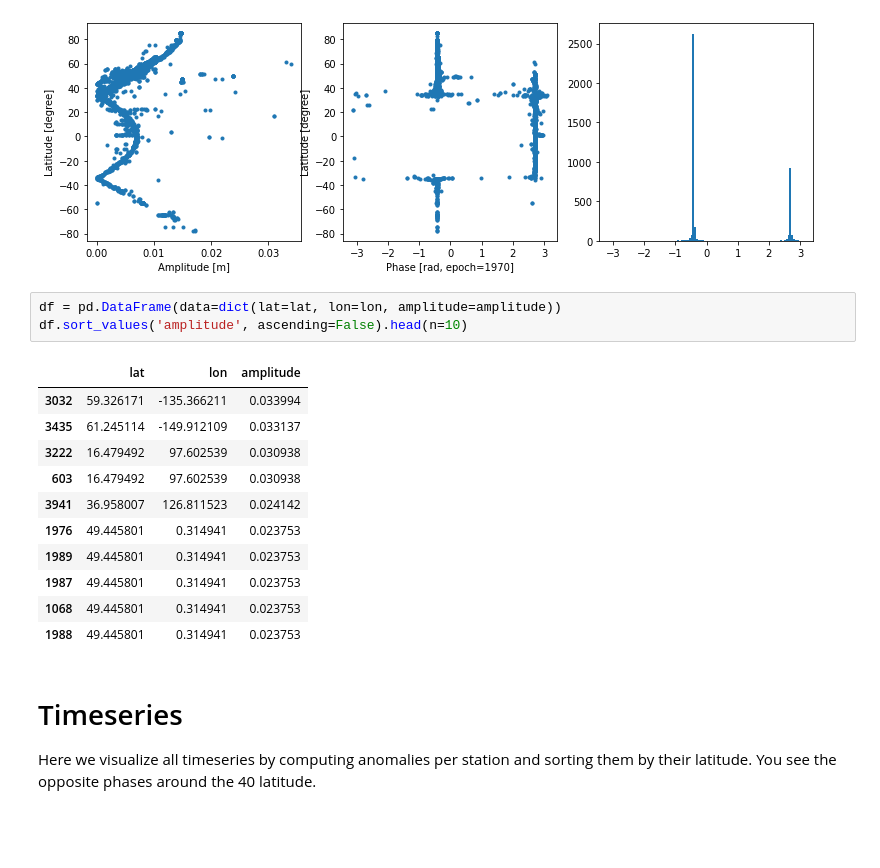
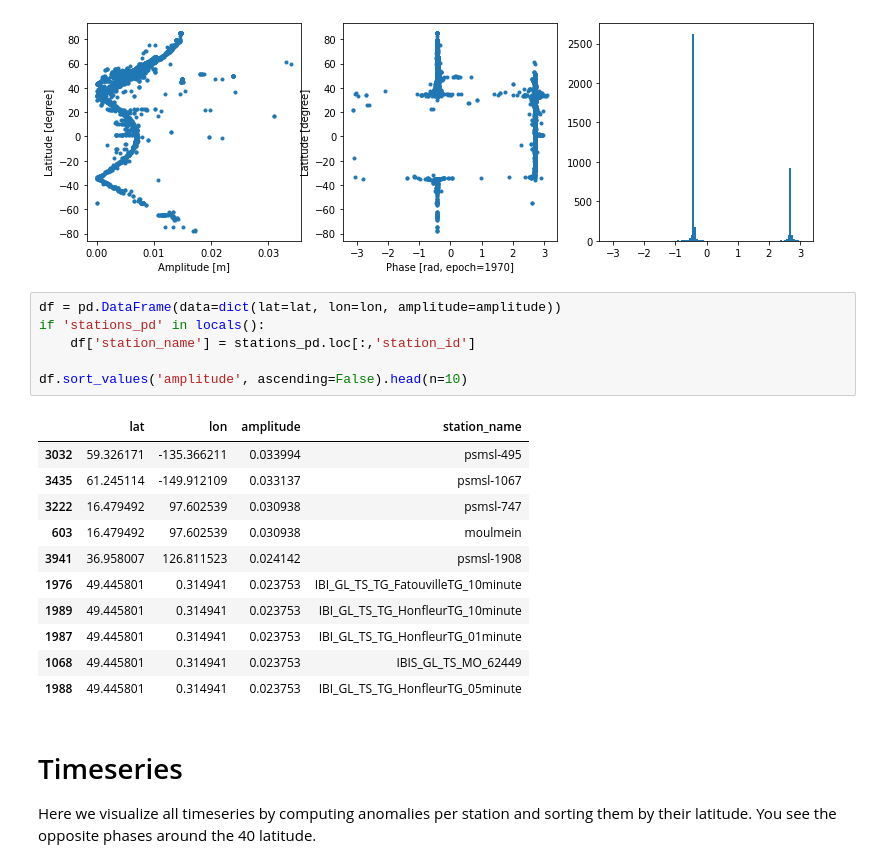
Before and after one commit to openearth/sealevel, a Jupyter notebook: notebooks/analysis/gtsm/nodal tide.ipynb, the cells around one changed output. Saved outputs shown, nothing was run; the diff lists cells and outputs as text; blank space fills up the shorter version.

```diff
--- a/notebooks/analysis/gtsm/nodal tide.ipynb
+++ b/notebooks/analysis/gtsm/nodal tide.ipynb
@@ -189,19 +191,22 @@ axes[2].hist(phase, bins=100);
 [figure]
 # %%
 df = pd.DataFrame(data=dict(lat=lat, lon=lon, amplitude=amplitude))
+if 'stations_pd' in locals():
+    df['station_name'] = stations_pd.loc[:,'station_id']
+
 df.sort_values('amplitude', ascending=False).head(n=10)
 # %% [output]
-|  | lat | lon | amplitude |
-| 3032 | 59.326171 | -135.366211 | 0.033994 |
-| 3435 | 61.245114 | -149.912109 | 0.033137 |
-| 3222 | 16.479492 | 97.602539 | 0.030938 |
-| 603 | 16.479492 | 97.602539 | 0.030938 |
-| 3941 | 36.958007 | 126.811523 | 0.024142 |
-| 1976 | 49.445801 | 0.314941 | 0.023753 |
-| 1989 | 49.445801 | 0.314941 | 0.023753 |
-| 1987 | 49.445801 | 0.314941 | 0.023753 |
-| 1068 | 49.445801 | 0.314941 | 0.023753 |
-| 1988 | 49.445801 | 0.314941 | 0.023753 |
+|  | lat | lon | amplitude | station_name |
+| 3032 | 59.326171 | -135.366211 | 0.033994 | psmsl-495 |
+| 3435 | 61.245114 | -149.912109 | 0.033137 | psmsl-1067 |
+| 3222 | 16.479492 | 97.602539 | 0.030938 | psmsl-747 |
+| 603 | 16.479492 | 97.602539 | 0.030938 | moulmein |
+| 3941 | 36.958007 | 126.811523 | 0.024142 | psmsl-1908 |
+| 1976 | 49.445801 | 0.314941 | 0.023753 | IBI_GL_TS_TG_FatouvilleTG_10minute |
+| 1989 | 49.445801 | 0.314941 | 0.023753 | IBI_GL_TS_TG_HonfleurTG_10minute |
+| 1987 | 49.445801 | 0.314941 | 0.023753 | IBI_GL_TS_TG_HonfleurTG_01minute |
+| 1068 | 49.445801 | 0.314941 | 0.023753 | IBIS_GL_TS_MO_62449 |
+| 1988 | 49.445801 | 0.314941 | 0.023753 | IBI_GL_TS_TG_HonfleurTG_05minute |
 # %% [markdown]
 # Timeseries
 Here we visualize all timeseries by computing anomalies per station and sorting them by their latitude. You see the opposite phases around the 40 latitude.
```
Also changed, not shown: parts of 1 cell of this notebook.
